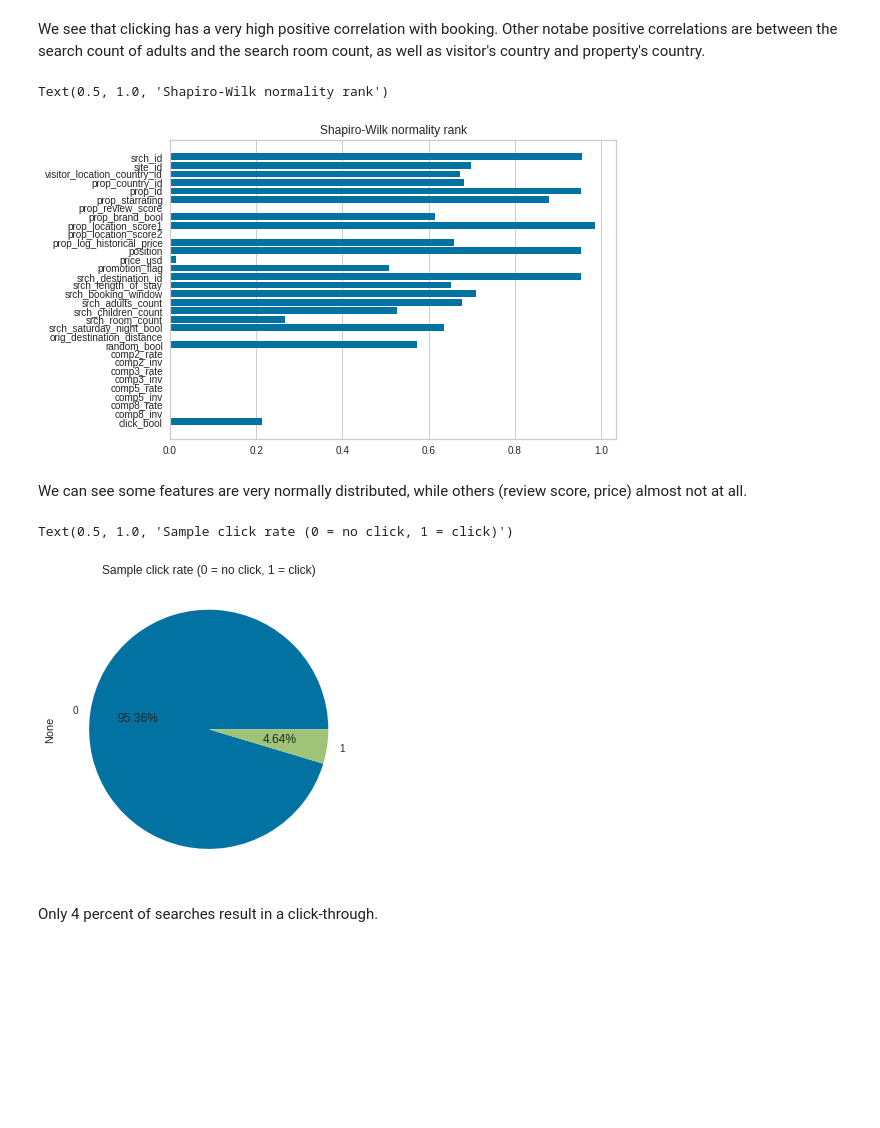
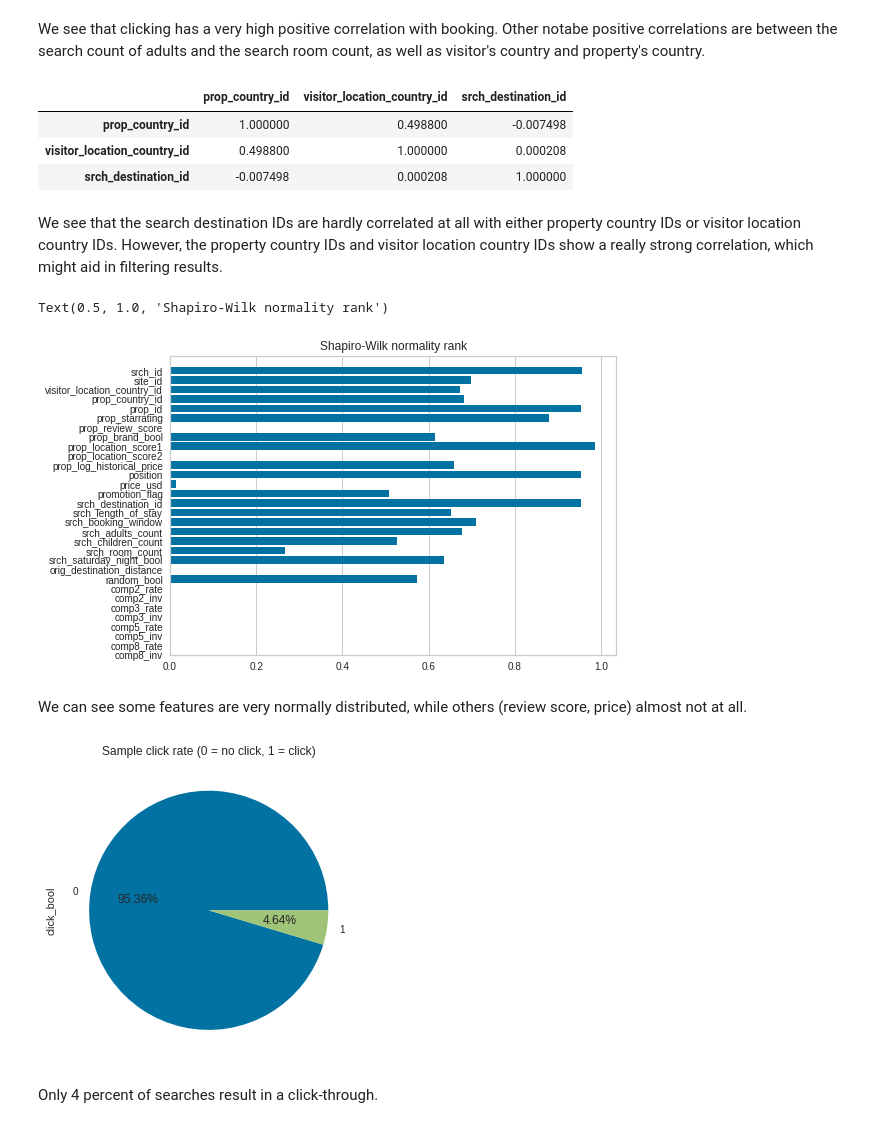
Before and after one commit to sid-chaubs/data-mining-assignment-1, a Jupyter notebook: DMT_Assignment_2.ipynb, the cells around one changed output. Drawn from its saved outputs; the diff is of its cells as text; code cells hidden in the pictures; blank space fills up the shorter version.

```diff
--- a/DMT_Assignment_2.ipynb
+++ b/DMT_Assignment_2.ipynb
@@ -86,6 +86,8 @@ train_data[train_data['price_usd'] < 1000]['price_usd'].hist()
 nan_filter = np.sum(train_data.isna()) > 0.75 * train_data.shape[0]
 print('Dropping {0} columns: {1}'.format(len(train_data.columns[nan_filter]), train_data.columns[nan_filter]))
 train_data = train_data.drop(columns=train_data.columns[nan_filter])
+train_data.drop(columns=['date_time'], inplace=True)
+test_data.drop(columns=['date_time'], inplace=True) #not using date time to predict anything, since it's unlikely to be relevant
 data_sample = train_data.sample(SAMPLE_SIZE, random_state=SEED)
 # %% [output]
 Dropping 20 columns: Index(['visitor_hist_starrating', 'visitor_hist_adr_usd',
@@ -100,5 +102,6 @@ Dropping 20 columns: Index(['visitor_hist_starrating', 'visitor_hist_adr_usd',
 # %%
 #massaging input for pre-visualization before model selection
 sample_numeric = data_sample.select_dtypes('number')
-sample_X = sample_numeric.loc[:, sample_numeric.columns != 'booking_bool']
-sample_y = sample_numeric.booking_bool
+sample_X = pd.DataFrame.copy(sample_numeric, deep=True)
+sample_y_booking = sample_X.pop('booking_bool')
+sample_y_click = sample_X.pop('click_bool')
@@ -110,17 +129,25 @@ vis2d.fit_transform(np.matrix(data_sample.select_dtypes('number')));
 [figure]
 # %% [markdown]
 We see that clicking has a very high positive correlation with booking. Other notabe positive correlations are between the search count of adults and the search room count, as well as visitor's country and property's country.
+# %%
+train_data[train_data.booking_bool == True][['prop_country_id','visitor_location_country_id', 'srch_destination_id']].corr()
+# %% [output]
+|  | prop_country_id | visitor_location_country_id | srch_destination_id |
+| prop_country_id | 1.000000 | 0.498800 | -0.007498 |
+| visitor_location_country_id | 0.498800 | 1.000000 | 0.000208 |
+| srch_destination_id | -0.007498 | 0.000208 | 1.000000 |
+# %% [markdown]
+We see that the search destination IDs are hardly correlated at all with either property country IDs or visitor location country IDs. However, the property country IDs and visitor location country IDs show a really strong correlation, which might aid in filtering results.
 # %%
 vis1d = features.rank1d(np.array(sample_X), features=sample_X.columns)
 plt.title('Shapiro-Wilk normality rank')
 # %% [output]
 Text(0.5, 1.0, 'Shapiro-Wilk normality rank')
-[figure, old version]
+[figure, new version]
 # %% [markdown]
 We can see some features are very normally distributed, while others (review score, price) almost not at all.
 # %%
-sample_X.groupby('click_bool').size().plot.pie(autopct='%1.2f%%');
-plt.title('Sample click rate (0 = no click, 1 = click)')
+sample_y_click.value_counts().plot.pie(autopct='%1.2f%%');
+plt.title('Sample click rate (0 = no click, 1 = click)');
 # %% [output]
-Text(0.5, 1.0, 'Sample click rate (0 = no click, 1 = click)')
-[figure, old version]
+[figure, new version]
```
Also changed, not shown: parts of 35 cells of this notebook.
